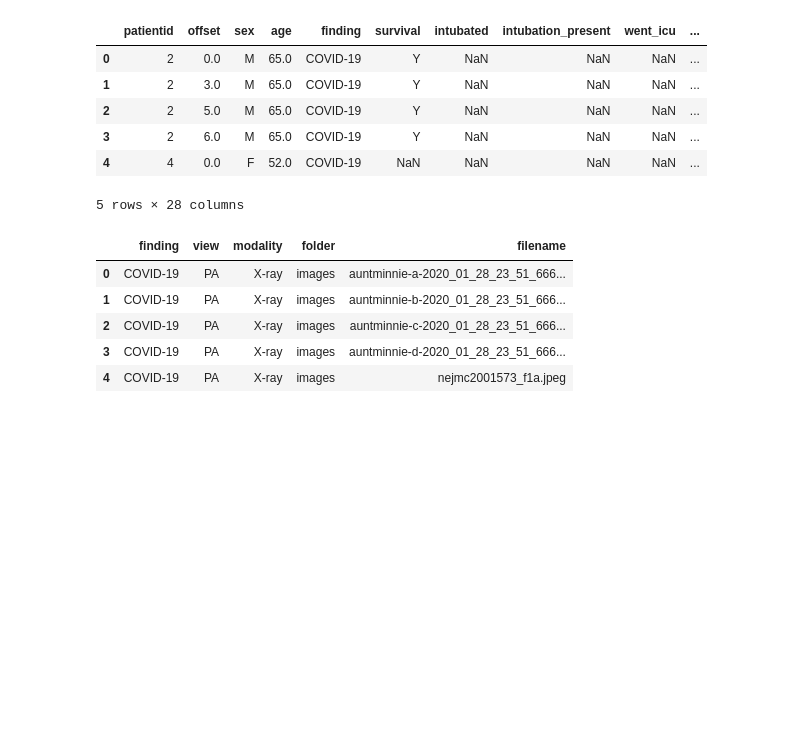
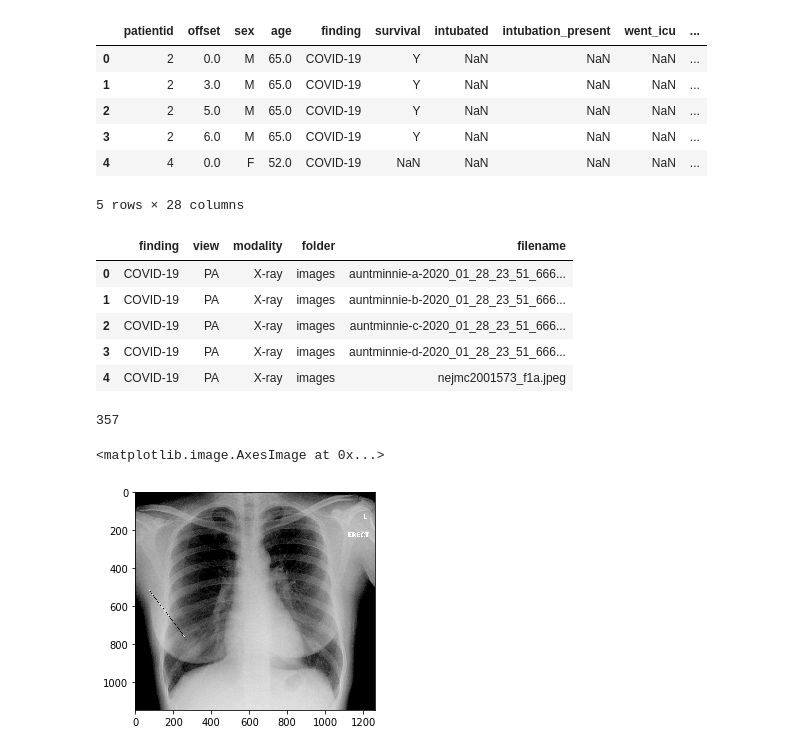
Before and after one commit to lukasrosario/cs591-project, a Jupyter notebook: project.ipynb, the cells around one changed output. Cells and saved outputs as stored; diff of their text form; code cells hidden in the pictures; blank space fills up the shorter version.

Commit message:
updated now has xray images

```diff
--- a/project.ipynb
+++ b/project.ipynb
@@ -36,3 +39,16 @@ df.head()
 | 2 | COVID-19 | PA | X-ray | images | auntminnie-c-2020_01_28_23_51_666... |
 | 3 | COVID-19 | PA | X-ray | images | auntminnie-d-2020_01_28_23_51_666... |
 | 4 | COVID-19 | PA | X-ray | images | nejmc2001573_f1a.jpeg |
+# %%
+#images holds all the xray images
+imgs = os.listdir(images_path) # create a list of all the files inside the fodler
+img_x = img_y = 50  # image size is constant
+n_samples = np.size(imgs)
+print(n_samples)
+
+images = np.array([np.array(Image.open(os.path.join(images_path,im)).convert("RGB")) for im in imgs],order='F', dtype='object')
+plt.imshow(images[1])
+# %% [output]
+357
+<matplotlib.image.AxesImage at 0x...>
+[figure, added]
```
Also changed, not shown: parts of 2 cells of this notebook.
